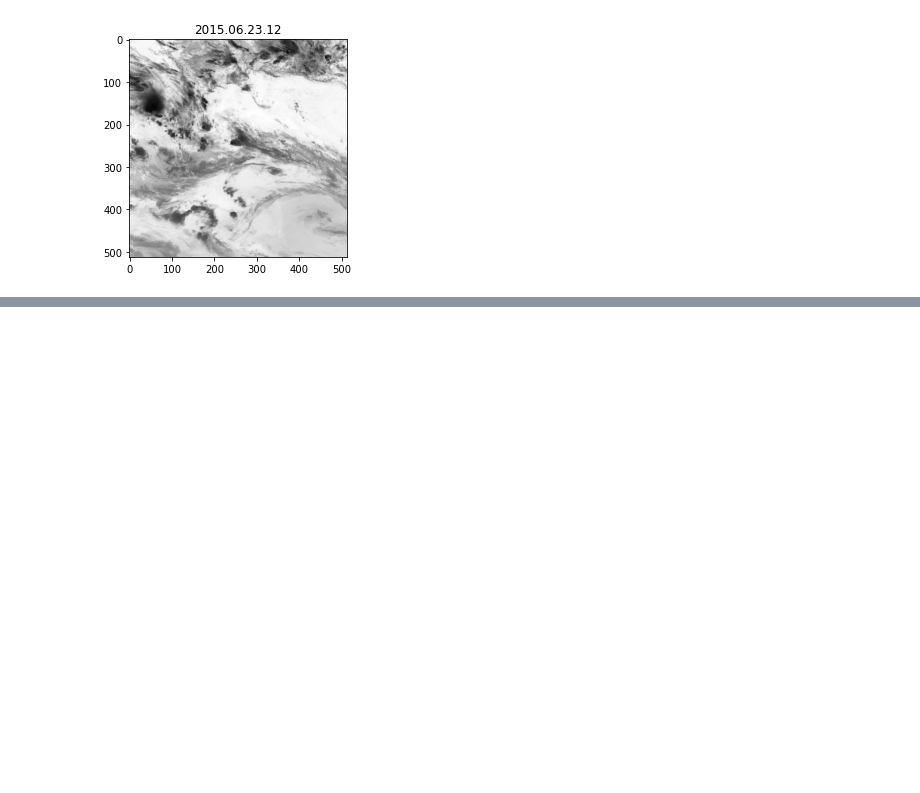
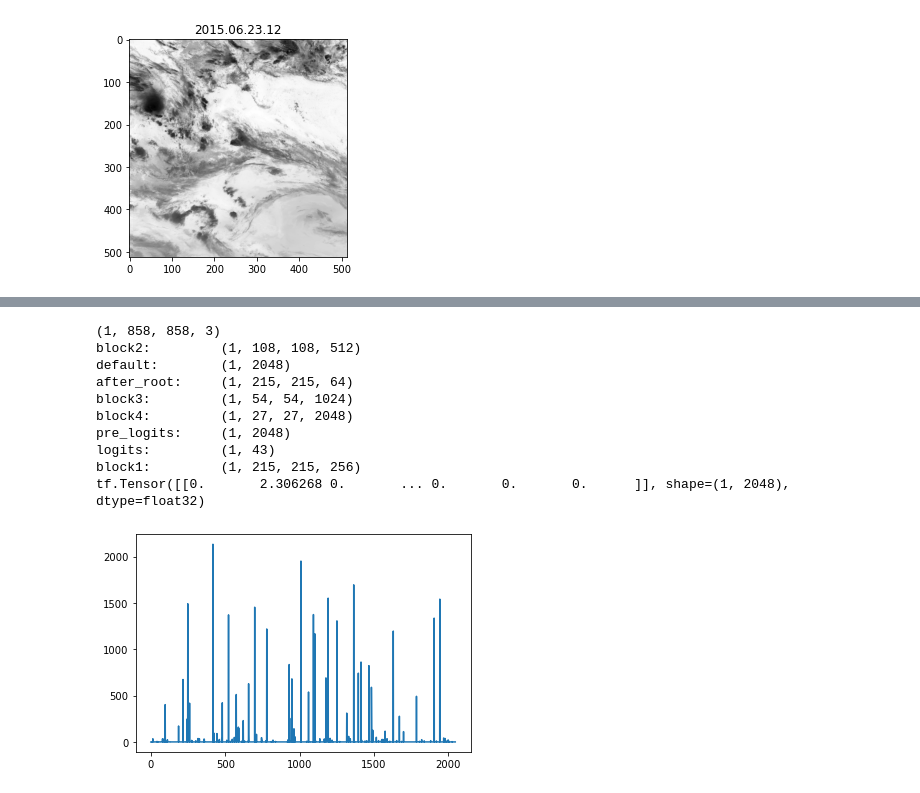
Before and after one commit to tingsyo/course_2021Q1_ML_for_Atmospheric_Sciences, a Jupyter notebook: notebook/05_Feature_Extraction_with_Pretrained_Models.ipynb, the cells around one changed output, grey strips where cells are left out. Cells and saved outputs as stored; diff of their text form; code cells hidden in the pictures; blank space fills up the shorter version.

```diff
--- a/notebook/05_Feature_Extraction_with_Pretrained_Models.ipynb
+++ b/notebook/05_Feature_Extraction_with_Pretrained_Models.ipynb
@@ -135,0 +161,25 @@ features = module(images)  # Features with shape [batch_size, num_features].
+# %%
+# Try a different input shape
+image1 = np.stack([data,data,data], axis=2)
+images = np.expand_dims(image1, axis=0)
+print(images.shape)
+features = model.signatures['default'](tf.convert_to_tensor(images))
+
+for k in features.keys():
+    print(k + ": \t" + str(features[k].shape))
+
+print(features['default'])
+plt.plot(features['default'].numpy().flatten())
+plt.show()
+# %% [output]
+(1, 858, 858, 3)
+block2:         (1, 108, 108, 512)
+default:        (1, 2048)
+after_root:     (1, 215, 215, 64)
+block3:         (1, 54, 54, 1024)
+block4:         (1, 27, 27, 2048)
+pre_logits:     (1, 2048)
+logits:         (1, 43)
+block1:         (1, 215, 215, 256)
+tf.Tensor([[0.       2.306268 0.       ... 0.       0.       0.      ]], shape=(1, 2048), dtype=float32)
+[figure, added]
```
Also changed, not shown: parts of 4 cells of this notebook, 3 other files.
